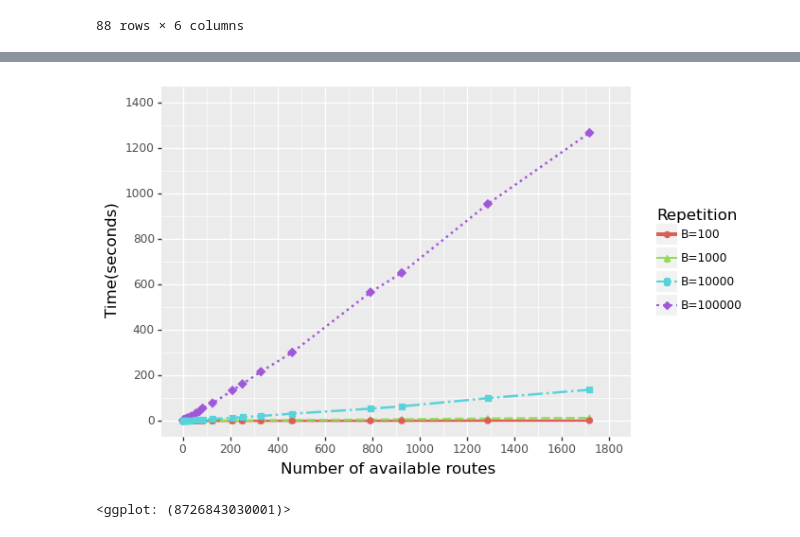
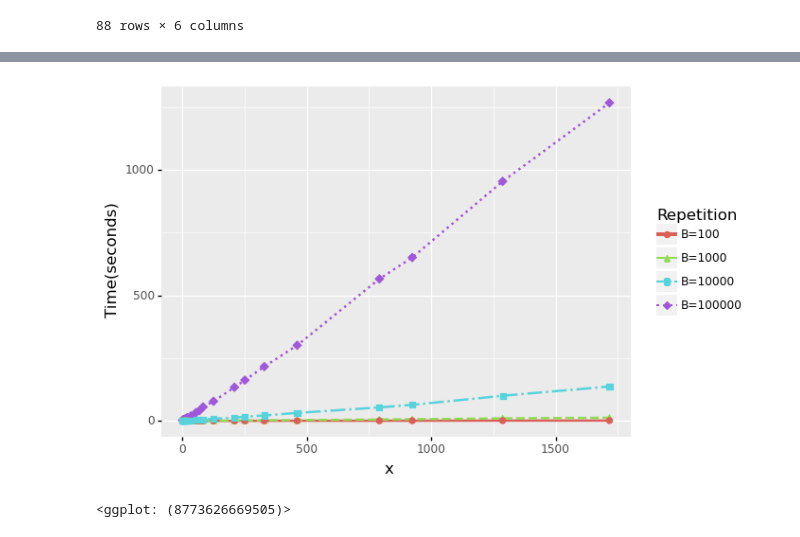
Before and after one commit to yongkyung-oh/Bayesian_Bootstrap_for_AIS, a Jupyter notebook: tutorial codes/1-computation/Computation.ipynb, the cells around one changed output, grey strips where cells are left out. Cells and saved outputs as stored; diff of their text form; code cells hidden in the pictures.

```diff
--- a/tutorial codes/1-computation/Computation.ipynb
+++ b/tutorial codes/1-computation/Computation.ipynb
@@ -62,0 +43,4 @@ df.loc[df['Repetition']=='B=10000']
+# %%
+df['ab1'] = df['grid_size'].apply(lambda s: (s[0]+s[1]-2)**((min(s[0]-1, s[1]-1))))
+df['ab2'] = df['grid_size'].apply(lambda s: (s[0]+s[1]-2)*(s[1]-1))
+df['ab3'] = df['grid_size'].apply(lambda s: np.math.factorial(s[0]+s[1]-2)/np.math.factorial(s[0]-1)/np.math.factorial(s[1]-1))
@@ -63,19 +81,17 @@ df.loc[df['Repetition']=='B=10000']
 # %%
 (
     ggplot(data=df)
-    + aes(x='n_routes', y='time', group = 'Repetition')
+    + aes(x='ab3', y='time', group = 'Repetition')
     + labs(
-        x = "Number of available routes",
+        x = "x",
         y = "Time(seconds)") +
         #title = "Computation test with available routes (n=1000)") +
     geom_line(data=df, size=1)
     + aes(color = 'Repetition', linetype = 'Repetition') +
     geom_point(data=df, size=2)
     + aes(color = 'Repetition', shape = 'Repetition') +
-    scale_x_continuous(limits = (0,1800), breaks=np.linspace(0,2000,11)) +
-    scale_y_continuous(limits = (0,1400), breaks=np.linspace(0,1400,8)) +
     theme(axis_title_x=element_text(size=12), axis_title_y=element_text(size=12), title=element_text(size=12))
 )
 # %% [output]
-[figure, old version]
+[figure, new version]
-<ggplot: (8726843030001)>
+<ggplot: (8773626669505)>
```
Also changed, not shown: parts of 9 cells of this notebook, 31 other files.
